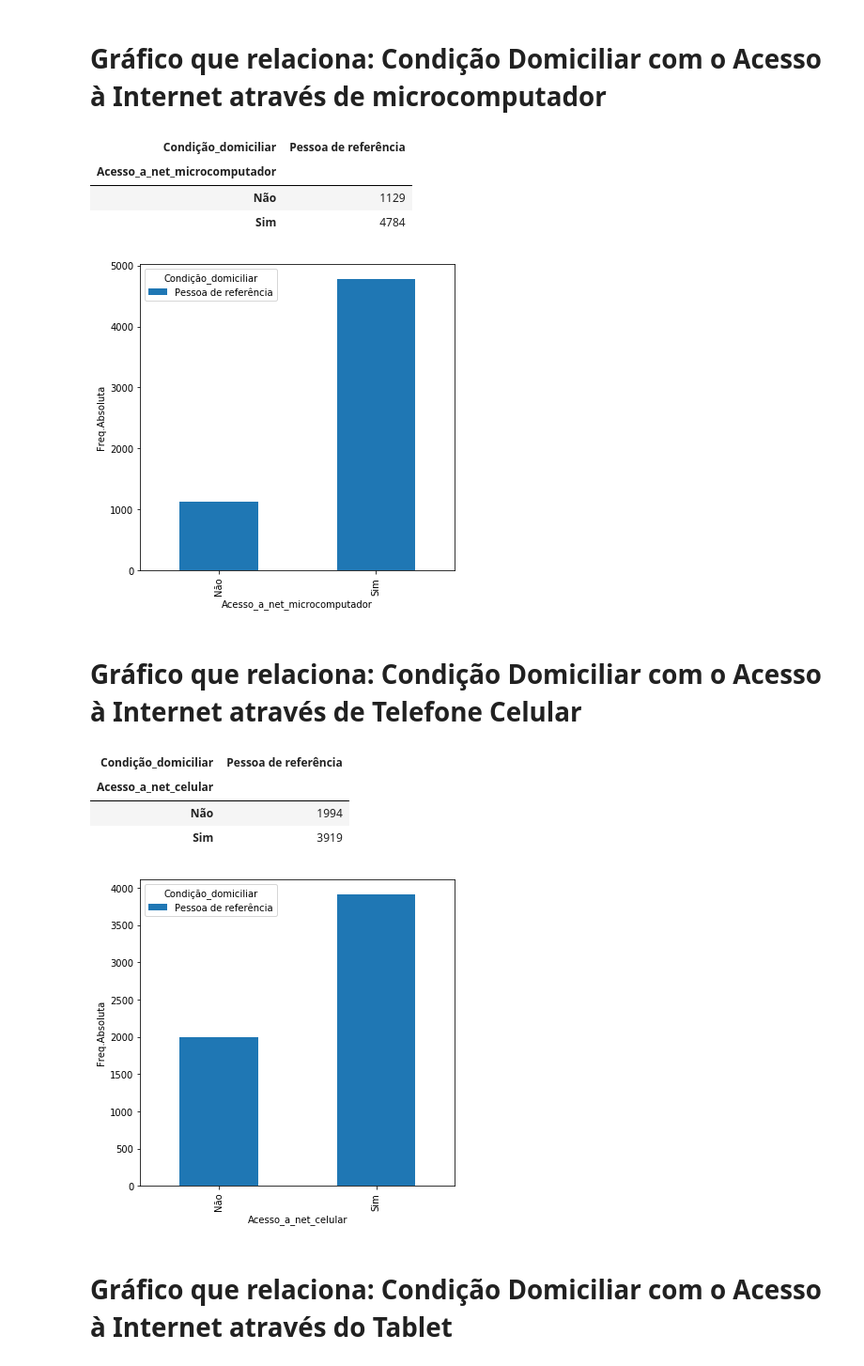
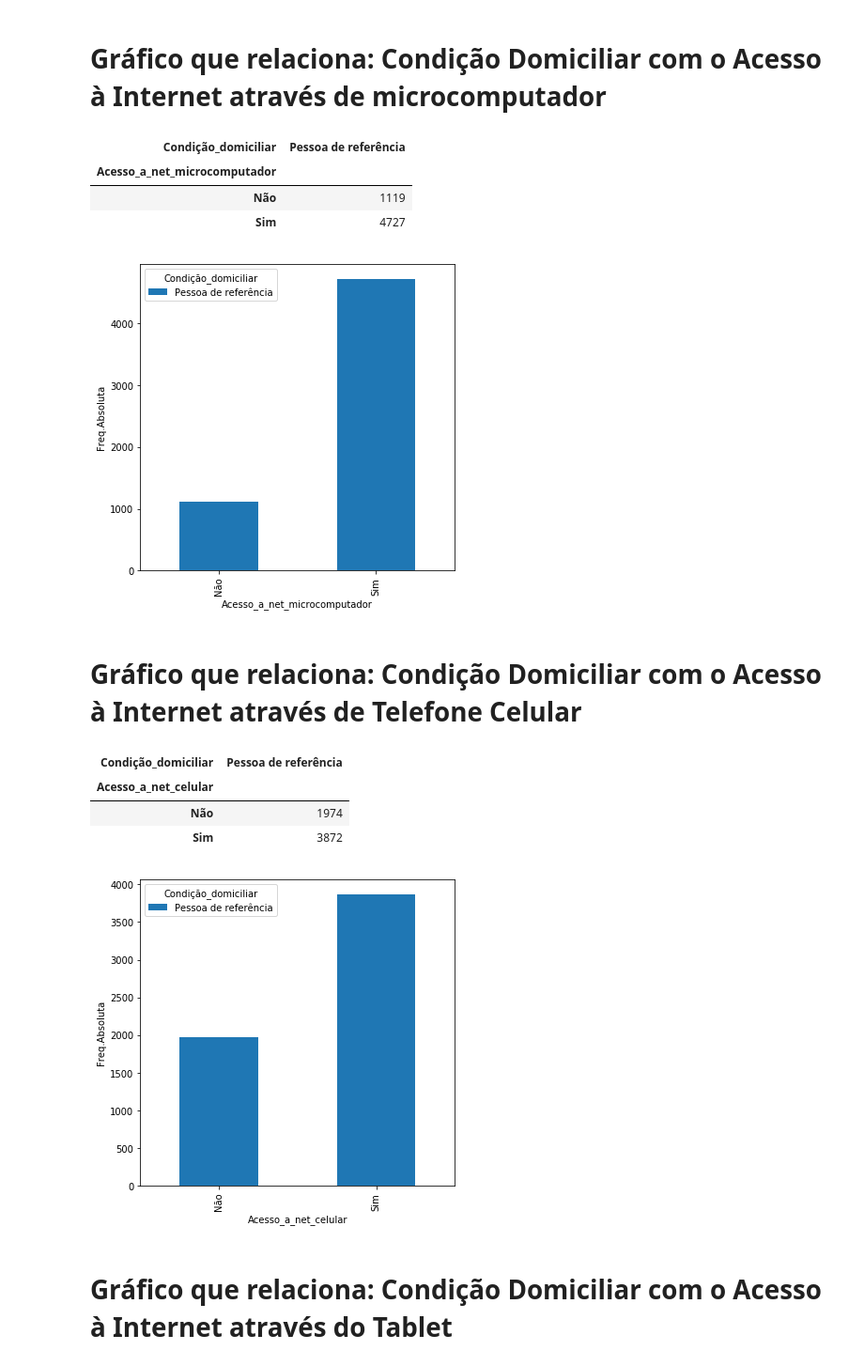
Before and after one commit to estersq/Projeto1CDDP, a Jupyter notebook: Projeto1 Layout VERSÃO5.ipynb, the cells around one changed output. Shown at 94% size. Cells and saved outputs as stored; diff of their text form; code cells hidden in the pictures.

```diff
--- a/Projeto1 Layout VERSÃO5.ipynb
+++ b/Projeto1 Layout VERSÃO5.ipynb
@@ -133,3 +133,7 @@ dados_não_nulos.head()
 | 2 | Pessoa de referência | Sim | Sim | Não | ... |
 | 3 | Cônjuge | Sim | Sim | Não | ... |
 | 4 | Filho | Sim | Não | Não | ... |
+# %%
+
+dados_não_nulos=dados_não_nulos[dados_não_nulos['Renda']!=999999999999.0]
+dados_não_nulos.head()
@@ -212,32 +223,32 @@ ct
 # %% [output]
 | Condição_domiciliar | Pessoa de referência |
 | Acesso_a_net_microcomputador |  |
-| Não | 1129 |
-| Sim | 4784 |
+| Não | 1119 |
+| Sim | 4727 |
 # %%
 plot = ct.plot(kind='bar',figsize=(6, 6))
 plt.ylabel('Freq.Absoluta')
 plt.show()
 # %% [output]
-[figure, old version]
+[figure, new version]
 # %% [markdown]
 # Gráfico que relaciona: Condição Domiciliar com o Acesso à Internet através de Telefone Celular
 # %%
-ct=pd.crosstab(dados_não_nulos.Acesso_a_net_celular, dados_não_nulos.Condição_domiciliar, margins=True, rownames=['Acesso_a_net_celular'])
-ct = ct.drop(['All'],axis = 1)
-ct = ct.drop(['All'])
-ct
+ct1=pd.crosstab(dados_não_nulos.Acesso_a_net_celular, dados_não_nulos.Condição_domiciliar, margins=True, rownames=['Acesso_a_net_celular'])
+ct1 = ct1.drop(['All'],axis = 1)
+ct1 = ct1.drop(['All'])
+ct1
 # %% [output]
 | Condição_domiciliar | Pessoa de referência |
 | Acesso_a_net_celular |  |
-| Não | 1994 |
-| Sim | 3919 |
+| Não | 1974 |
+| Sim | 3872 |
 # %%
-plot = ct.plot(kind='bar',figsize=(6, 6))
+plot = ct1.plot(kind='bar',figsize=(6, 6))
 plt.ylabel('Freq.Absoluta')
 plt.show()
 # %% [output]
-[figure, old version]
+[figure, new version]
 # %% [markdown]
 # Gráfico que relaciona: Condição Domiciliar com o Acesso à Internet através do Tablet
 # %%
```
Also changed, not shown: parts of 28 cells of this notebook.
